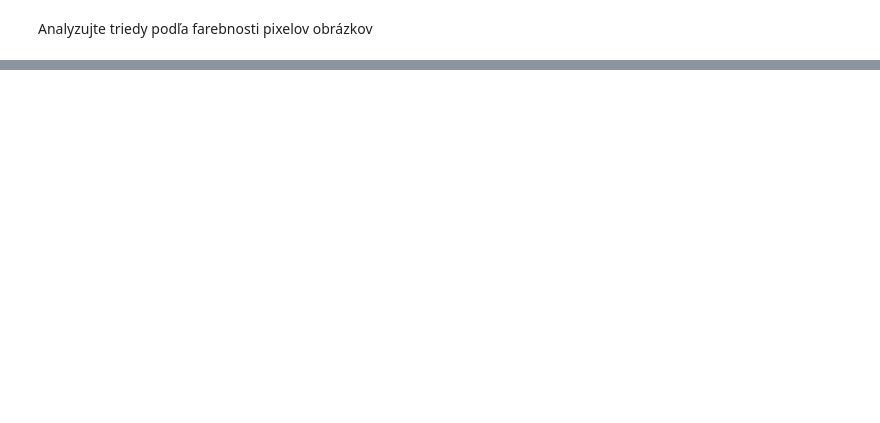
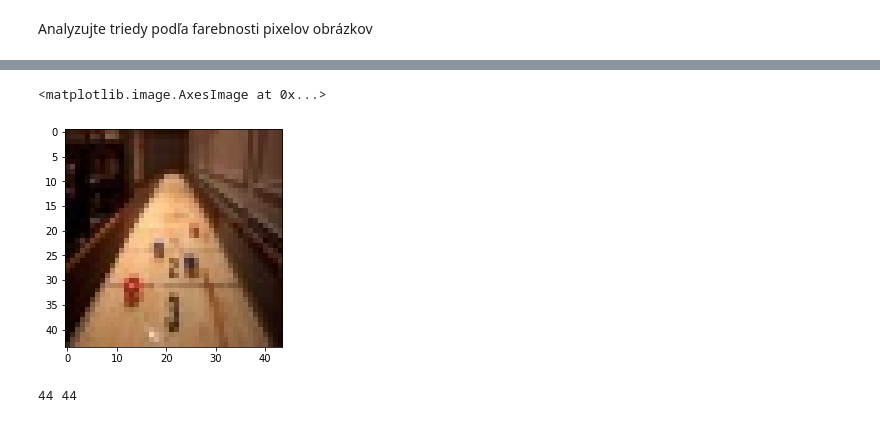
Before and after one commit to micudaroman/image-classification-sports, a Jupyter notebook: image-classification-sport.ipynb, the cells around one changed output, grey strips where cells are left out. Saved outputs shown, nothing was run; the diff lists cells and outputs as text; code cells hidden in the pictures; blank space fills up the shorter version.

```diff
--- a/image-classification-sport.ipynb
+++ b/image-classification-sport.ipynb
@@ -153 +188,19 @@ for (i,dirpath) in enumerate(glob.iglob('/kaggle/working/imageclassificationspor
+# %%
+path = '/kaggle/working/imageclassificationsport/compress/test/shuffleboard/5.jpg'
+
+image = cv2.imread(path)
+image = cv2.cvtColor(image, cv2.COLOR_BGR2RGB)
+plt.imshow(image)
+# %% [output]
+<matplotlib.image.AxesImage at 0x...>
+[figure, added]
+# %%
+import PIL
+from PIL import Image
+
+img = PIL.Image.open("/kaggle/working/imageclassificationsport/compress/test/shuffleboard/5.jpg")
+wid, hgt = img.size
+print(wid,hgt)
+# %% [output]
+44 44
 # %%
```
Also changed, not shown: parts of 16 cells of this notebook.
